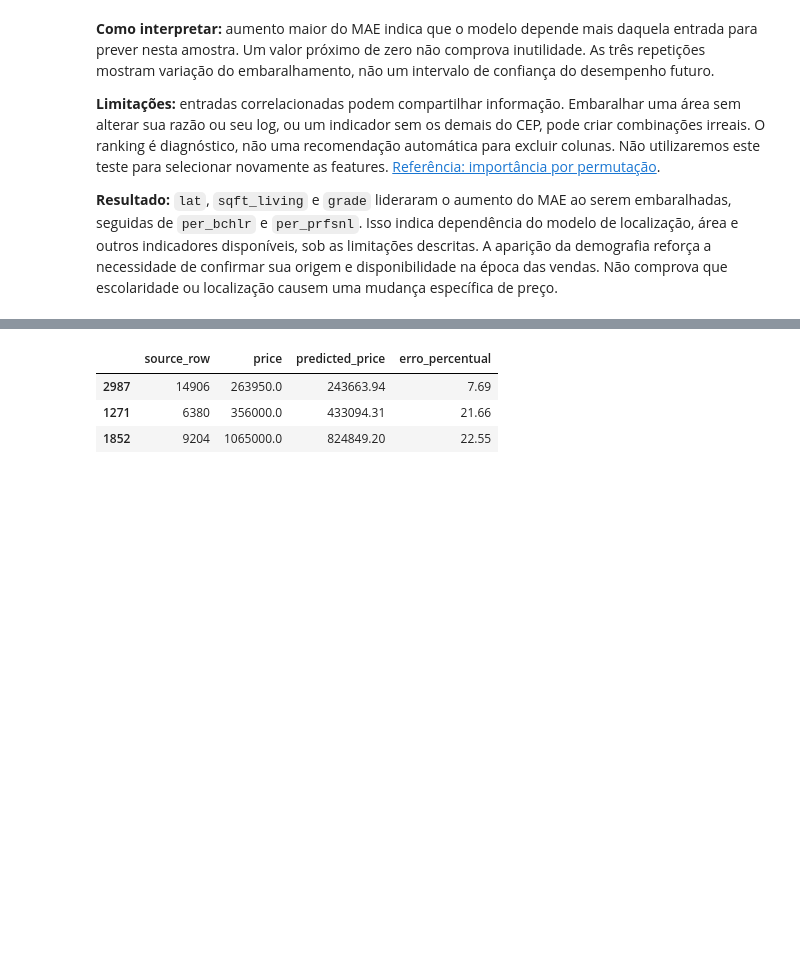
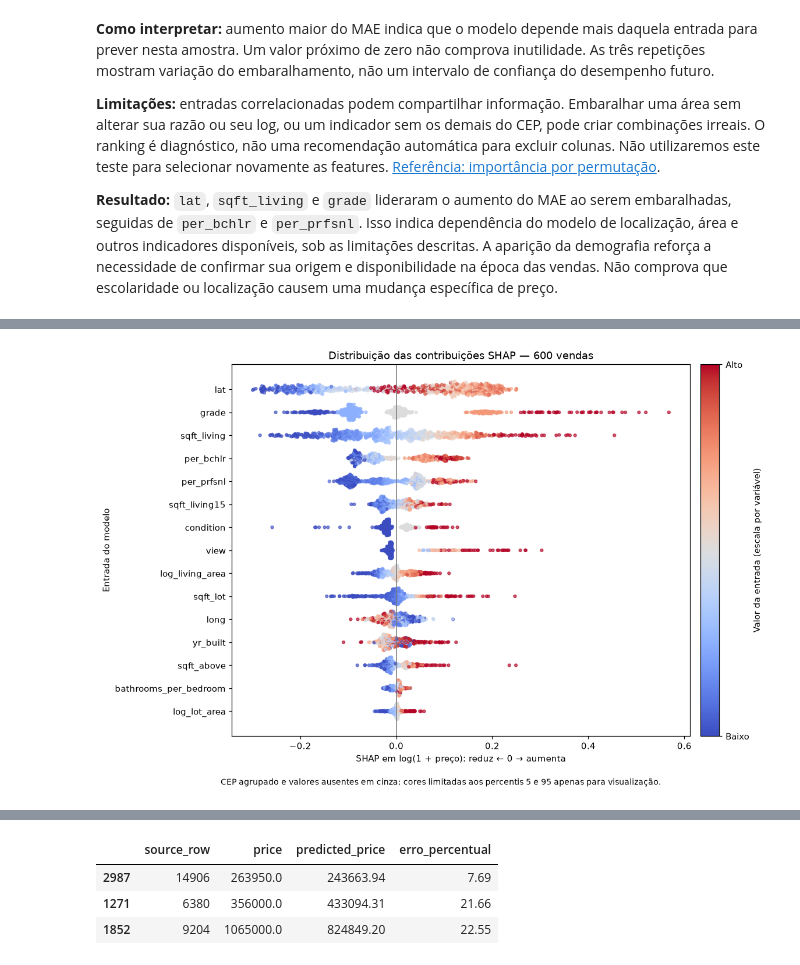
Before and after one commit to MatheusMataBIO/Modelo_Previsao_Precos_de_Casas, a Jupyter notebook: notebooks/06_avaliacao_explicabilidade.ipynb, the cells around one changed output, grey strips where cells are left out. Cells and saved outputs as stored; diff of their text form; code cells hidden in the pictures; blank space fills up the shorter version.

```diff
--- a/notebooks/06_avaliacao_explicabilidade.ipynb
+++ b/notebooks/06_avaliacao_explicabilidade.ipynb
@@ -493,0 +573,41 @@ plt.show()
+# %%
+# Distribui pontos próximos verticalmente para mostrar sua concentração.
+def deslocamentos_enxame(valores):
+    grupos = pd.cut(pd.Series(valores), bins=60, labels=False)
+    deslocamentos = np.zeros(len(valores))
+    for grupo in grupos.dropna().unique():
+        posicoes = np.flatnonzero(grupos.eq(grupo).to_numpy())
+        sequencia = np.arange(len(posicoes))
+        alturas = ((sequencia + 1) // 2) * np.where(sequencia % 2, 1, -1)
+        deslocamentos[posicoes] = alturas
+    return deslocamentos * (0.35 / max(1, np.abs(deslocamentos).max()))
+
+# Cada ponto é uma venda; a cor indica o valor observado da entrada.
+mapa_cores_shap = plt.get_cmap("coolwarm").copy()
+mapa_cores_shap.set_bad("#888888")
+selecionadas_shap = resumo_shap_global.head(15)["feature"].tolist()[::-1]
+figura, eixo = plt.subplots(figsize=(11, 7))
+for linha, coluna in enumerate(selecionadas_shap):
+    valores = shap_globais[coluna].to_numpy()
+    alturas = linha + deslocamentos_enxame(valores)
+    if coluna == "zipcode":
+        eixo.scatter(valores, alturas, color="#888888", s=10, alpha=0.6)
+    else:
+        observados = amostra[coluna].astype(float)
+        baixo, alto = observados.quantile([0.05, 0.95])
+        cores = ((observados - baixo) / (alto - baixo)).clip(0, 1) if alto > baixo else pd.Series(0.5, index=amostra.index)
+        eixo.scatter(valores, alturas, c=cores, cmap=mapa_cores_shap, vmin=0, vmax=1, s=10, alpha=0.65, plotnonfinite=True)
+eixo.axvline(0, color="#777777", linewidth=1)
+eixo.set_yticks(range(len(selecionadas_shap)), selecionadas_shap)
+eixo.set(title=f"Distribuição das contribuições SHAP — {len(amostra)} vendas", xlabel="SHAP em log(1 + preço): reduz ← 0 → aumenta", ylabel="Entrada do modelo")
+eixo.grid(False)
+escala_cores = plt.cm.ScalarMappable(norm=plt.Normalize(0, 1), cmap=mapa_cores_shap)
+barra_cores = figura.colorbar(escala_cores, ax=eixo, pad=0.02)
+barra_cores.set_ticks([0, 1], labels=["Baixo", "Alto"])
+barra_cores.set_label("Valor da entrada (escala por variável)")
+figura.text(0.5, 0.01, "CEP agrupado e valores ausentes em cinza; cores limitadas aos percentis 5 e 95 apenas para visualização.", ha="center", fontsize=9)
+figura.tight_layout(rect=(0, 0.035, 1, 1))
+figura.savefig(PASTA_GRAFICOS / "avaliacao_shap_global_beeswarm.png", dpi=150)
+plt.show()
+# %% [output]
+[figure, added]
```
Also changed, not shown: parts of 9 cells of this notebook, 28 other files.
